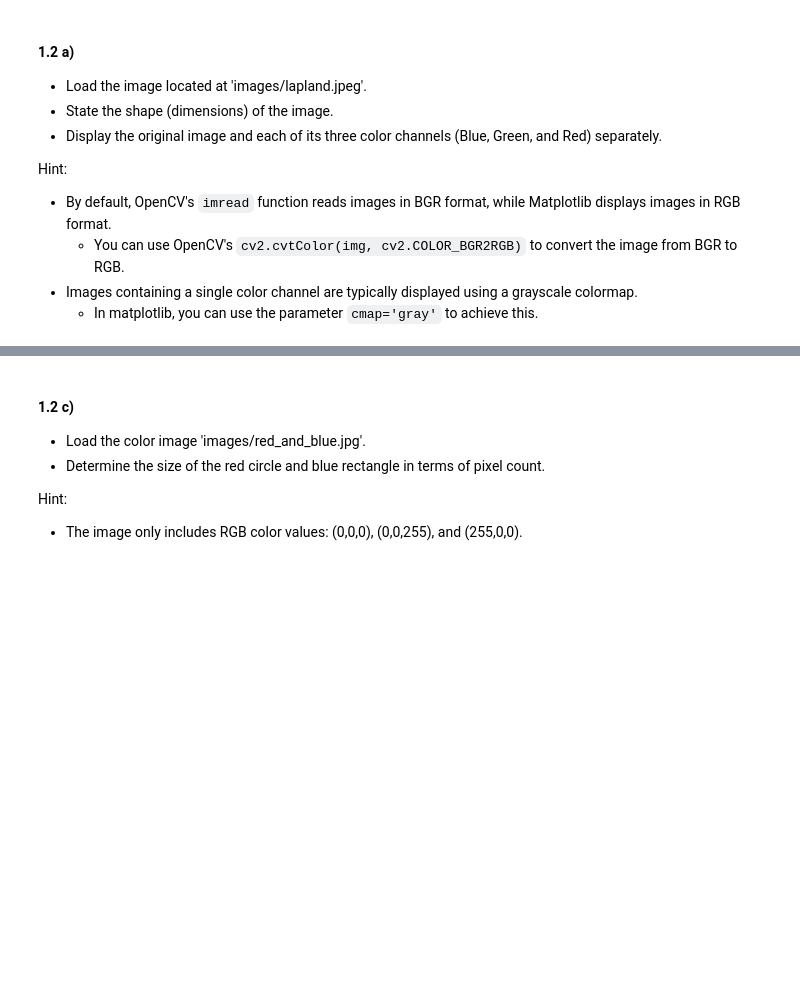
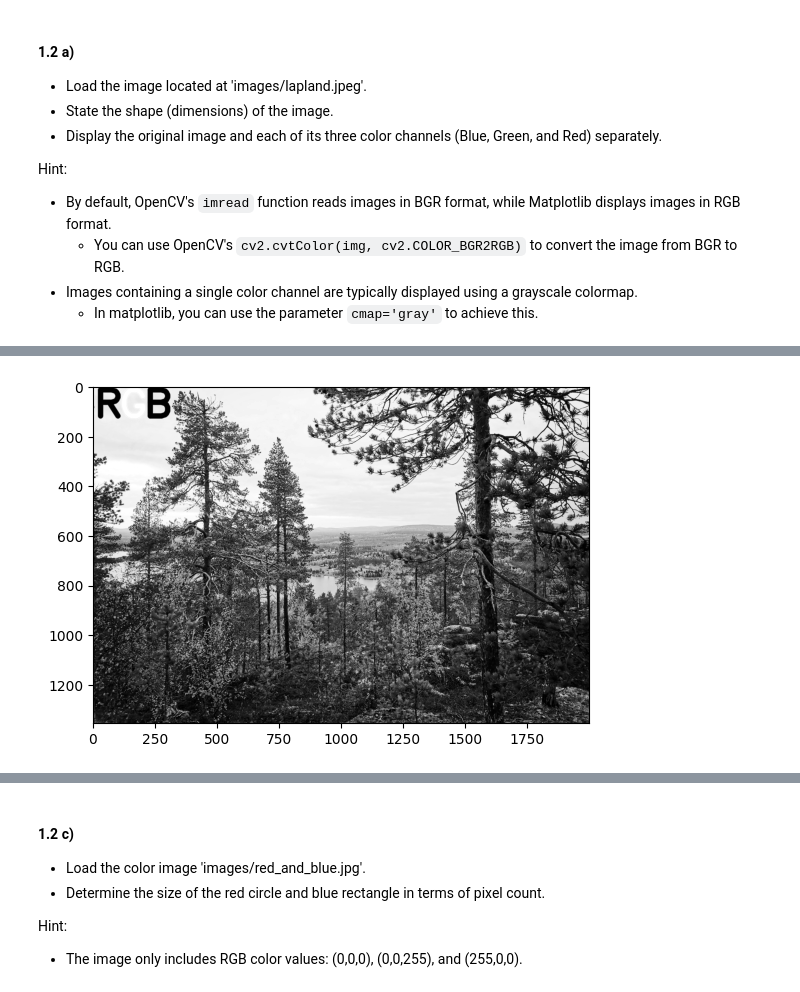
Before and after one commit to hoanghl/master-hw, a Jupyter notebook: ex1/CV-2024-exercises-01.ipynb, the cells around one changed output, grey strips where cells are left out. Saved outputs shown, nothing was run; the diff lists cells and outputs as text; code cells hidden in the pictures; blank space fills up the shorter version.

```diff
--- a/ex1/CV-2024-exercises-01.ipynb
+++ b/ex1/CV-2024-exercises-01.ipynb
@@ -147,0 +264,5 @@ Hint:
+# %%
+plt.imshow(img[:, :, 1], cmap='gray', vmin=0, vmax=255)
+plt.show()
+# %% [output]
+[figure, added]
```
Also changed, not shown: parts of 21 cells of this notebook, 11 other files.
